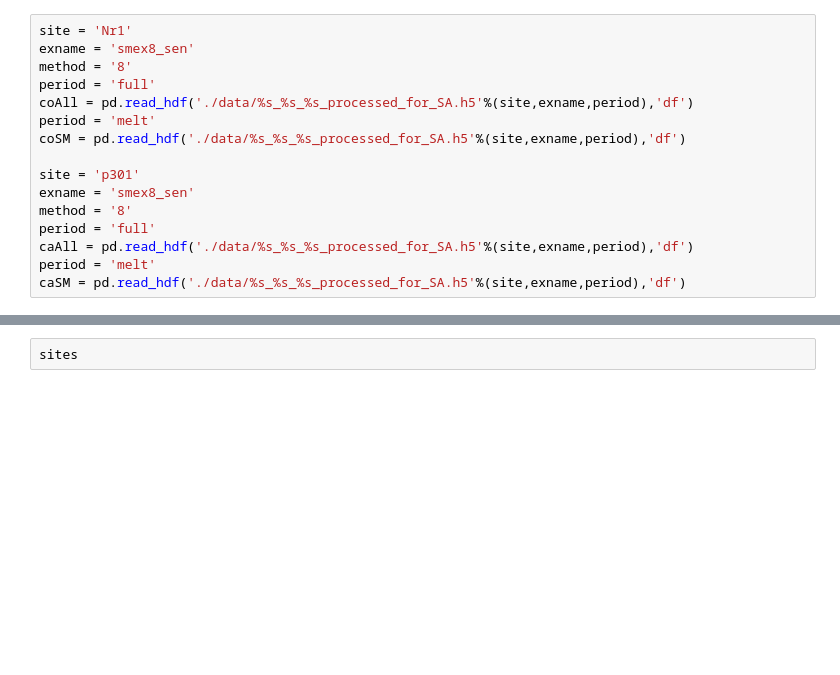
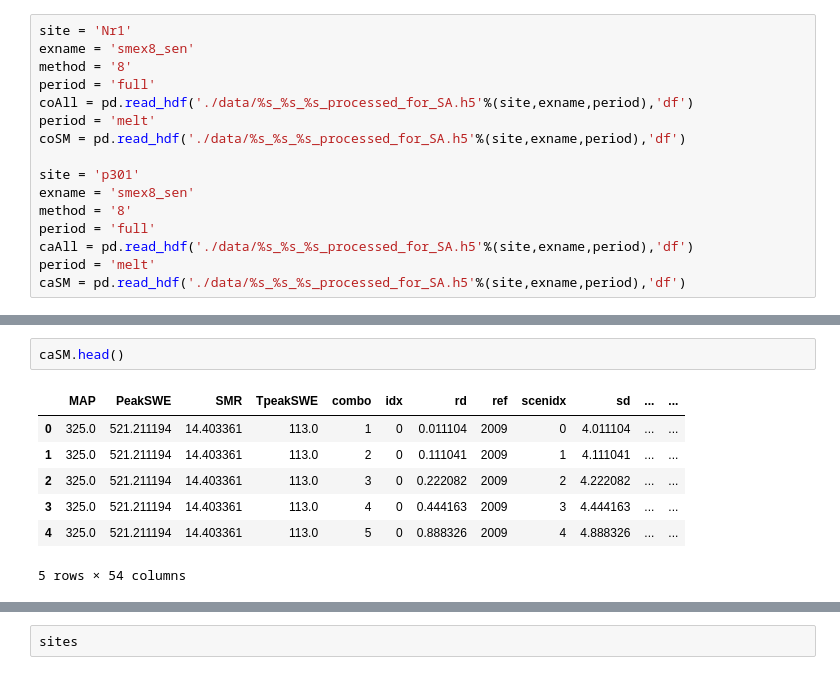
Before and after one commit to theobarnhart/rhessys_prep_analysis, a Jupyter notebook: smex/time_series_figure v3.ipynb, the cells around one changed output, grey strips where cells are left out. Drawn from its saved outputs; the diff is of its cells as text; blank space fills up the shorter version.

```diff
--- a/smex/time_series_figure v3.ipynb
+++ b/smex/time_series_figure v3.ipynb
@@ -188,3 +202,13 @@ caSM = pd.read_hdf('./data/%s_%s_%s_processed_for_SA.h5'%(site,exname,period),'d
+# %%
+caSM.head()
+# %% [output]
+|  | MAP | PeakSWE | SMR | TpeakSWE | combo | idx | rd | ref | scenidx | sd | ... | ... |
+| 0 | 325.0 | 521.211194 | 14.403361 | 113.0 | 1 | 0 | 0.011104 | 2009 | 0 | 4.011104 | ... | ... |
+| 1 | 325.0 | 521.211194 | 14.403361 | 113.0 | 2 | 0 | 0.111041 | 2009 | 1 | 4.111041 | ... | ... |
+| 2 | 325.0 | 521.211194 | 14.403361 | 113.0 | 3 | 0 | 0.222082 | 2009 | 2 | 4.222082 | ... | ... |
+| 3 | 325.0 | 521.211194 | 14.403361 | 113.0 | 4 | 0 | 0.444163 | 2009 | 3 | 4.444163 | ... | ... |
+| 4 | 325.0 | 521.211194 | 14.403361 | 113.0 | 5 | 0 | 0.888326 | 2009 | 4 | 4.888326 | ... | ... |
+5 rows × 54 columns
 # %%
 # build one dataframe for pie charts
 
```
Also changed, not shown: parts of 7 cells of this notebook, 7 other files.
